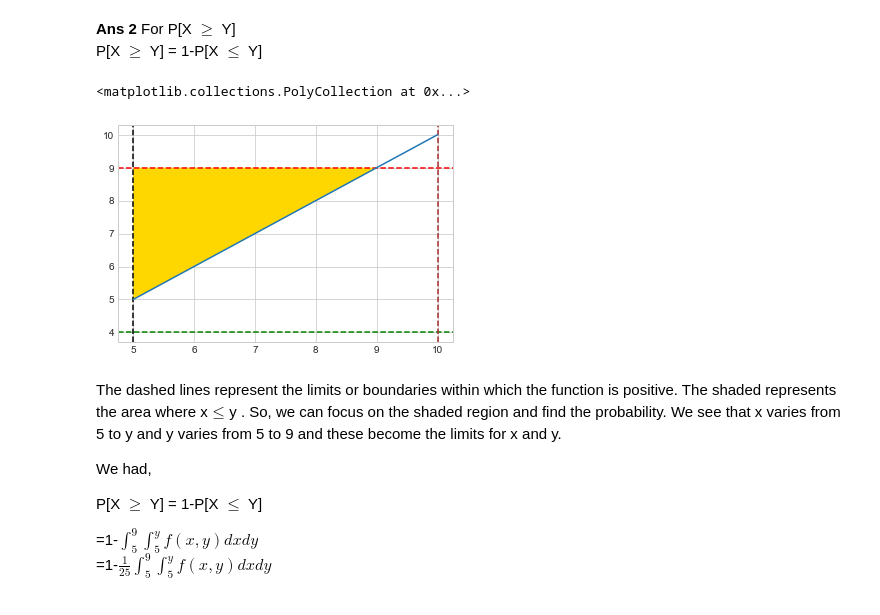
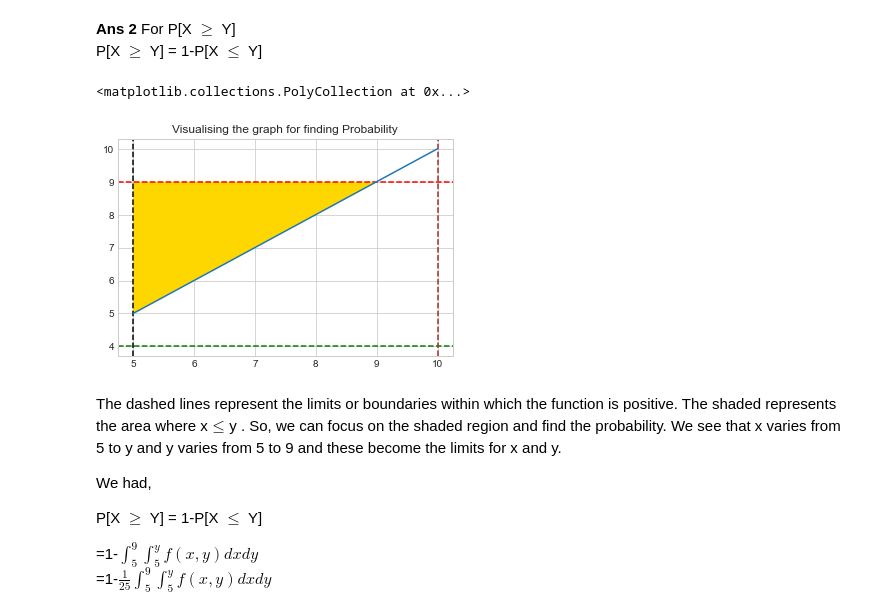
Before and after one commit to PetalsOnWind/Statistics-and-Econometrics-for-Data-Science, a Jupyter notebook: notebooks/JointProbabilityDistribution.ipynb, the cells around one changed output. Drawn from its saved outputs; the diff is of its cells as text; code cells hidden in the pictures.

```diff
--- a/notebooks/JointProbabilityDistribution.ipynb
+++ b/notebooks/JointProbabilityDistribution.ipynb
@@ -369,25 +369,26 @@ P[X $\geq$ Y] = 1-P[X $\leq$ Y]
 # %%
 # Plotting graph to visualise the area or region for finding probability
 
 %matplotlib inline
 import matplotlib.pyplot as plt
 plt.style.use('seaborn-whitegrid')
 import numpy as np
 
 a = plt.axhline(y=4,color='green',linestyle='dashed')
 b = plt.axhline(y=9,color='red',linestyle='dashed')
 c = plt.axvline(x=5,color='black',linestyle='dashed')
 d =plt.axvline(x=10,color='brown',linestyle='dashed')
 
 x = np.linspace(5,10,100)
 y = x
 y1 = 9
 
+plt.title('Visualising the graph for finding Probability')
 plt.plot(x,y,linestyle='solid')
 plt.fill_between(x,y,y1,where=y1>y, facecolor='gold')
 # %% [output]
 <matplotlib.collections.PolyCollection at 0x...>
-[figure, old version]
+[figure, new version]
 # %% [markdown]
 The dashed lines represent the limits or boundaries within which the function is positive. The shaded represents the area where x$\leq$y . So, we can focus on the shaded region and find the probability. We see that x varies from 5 to y and y varies from 5 to 9 and these become the limits for x and y.
 
```
Also changed, not shown: parts of 1 cell of this notebook.
